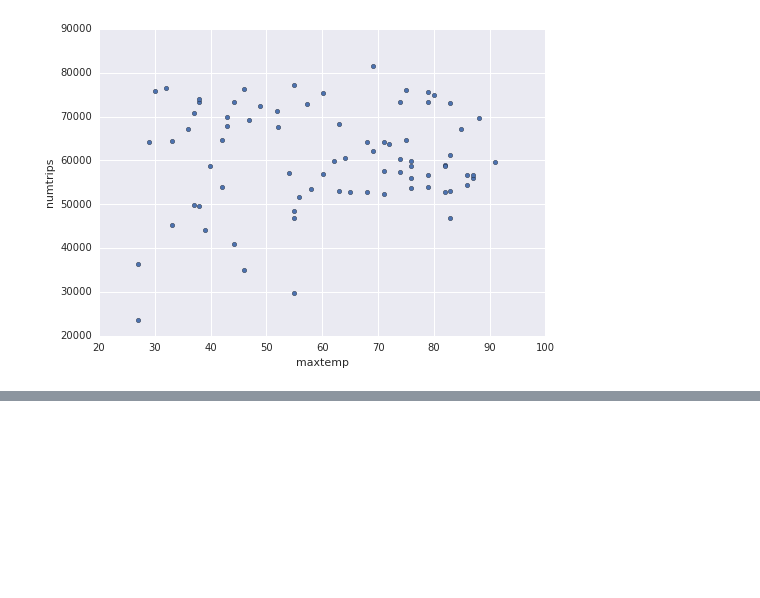
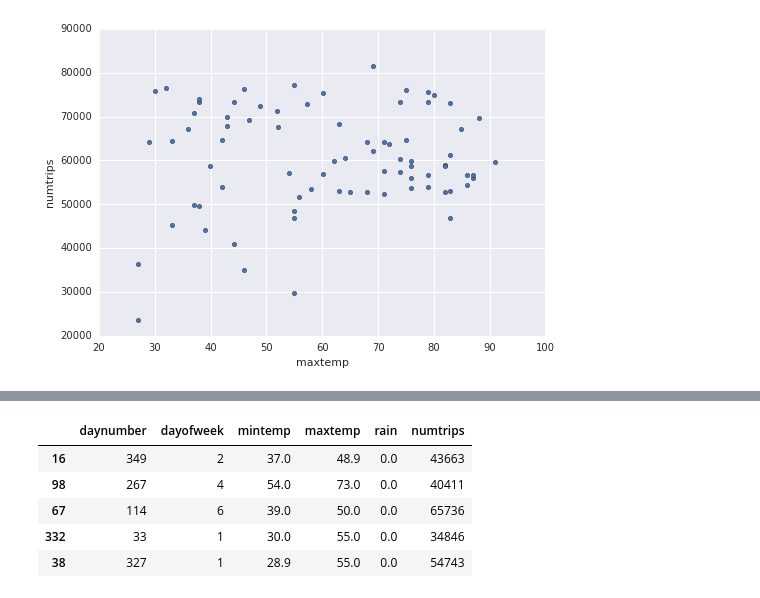
Before and after one commit to tankbell/googlecompute, a Jupyter notebook: Untitled Notebook.ipynb, the cells around one changed output, grey strips where cells are left out. Saved outputs shown, nothing was run; the diff lists cells and outputs as text; code cells hidden in the pictures; blank space fills up the shorter version.

```diff
--- a/Untitled Notebook.ipynb
+++ b/Untitled Notebook.ipynb
@@ -118,3 +118,15 @@ data2.describe()
 j = data2[data2['dayofweek'] == 7].plot(kind='scatter', x='maxtemp', y='numtrips')
 # %% [output]
 [figure]
+# %%
+import tensorflow as tf
+shuffled = data2.sample(frac=1)
+# It would be a good idea, if we had more data, to treat the days as categorical variables
+# with the small amount of data, we have though, the model tends to overfit
+#predictors = shuffled.iloc[:,2:5]
+#for day in xrange(1,8):
+#  matching = shuffled['dayofweek'] == day
+#  predictors.loc[matching, 'day_' + str(day)] = 1
+#  predictors.loc[~matching, 'day_' + str(day)] = 0
+predictors = shuffled.iloc[:,1:5]
+predictors[:5]
@@ -120,0 +140,9 @@ j = data2[data2['dayofweek'] == 7].plot(kind='scatter', x='maxtemp', y='numtrips
+# %%
+shuffled[:5]
+# %% [output]
+|  | daynumber | dayofweek | mintemp | maxtemp | rain | numtrips |
+| 16 | 349 | 2 | 37.0 | 48.9 | 0.0 | 43663 |
+| 98 | 267 | 4 | 54.0 | 73.0 | 0.0 | 40411 |
+| 67 | 114 | 6 | 39.0 | 50.0 | 0.0 | 65736 |
+| 332 | 33 | 1 | 30.0 | 55.0 | 0.0 | 34846 |
+| 38 | 327 | 1 | 28.9 | 55.0 | 0.0 | 54743 |
```
Also changed, not shown: parts of 2 cells of this notebook.
